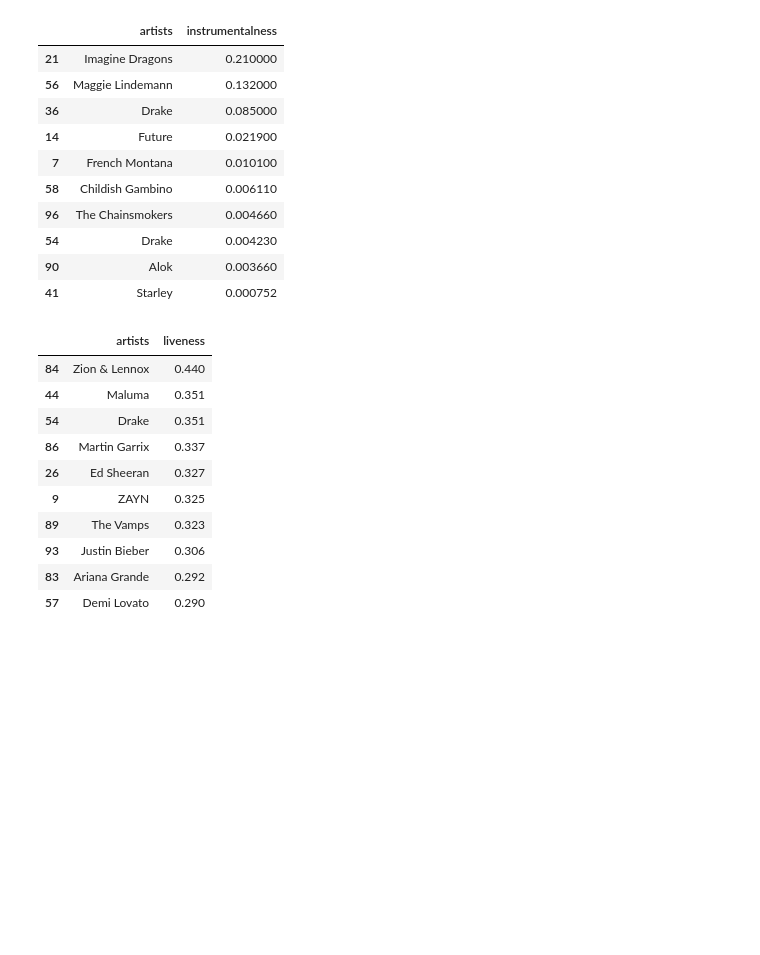
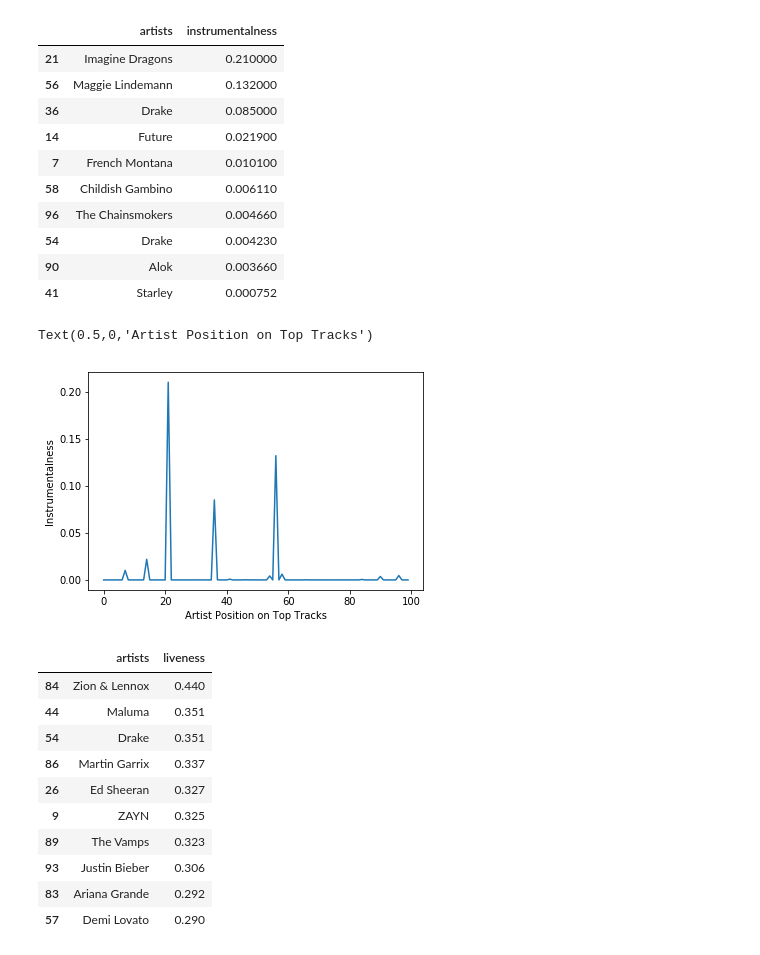
Before and after one commit to Alyssa-Cooper/spotify-analysis, a Jupyter notebook: spotify-genre-id.ipynb, the cells around one changed output. Cells and saved outputs as stored; diff of their text form; code cells hidden in the pictures; blank space fills up the shorter version.

```diff
--- a/spotify-genre-id.ipynb
+++ b/spotify-genre-id.ipynb
@@ -160,6 +167,13 @@ ins
 | 54 | Drake | 0.004230 |
 | 90 | Alok | 0.003660 |
 | 41 | Starley | 0.000752 |
+# %%
+df['instrumentalness'].plot()
+plt.ylabel('Instrumentalness')
+plt.xlabel('Artist Position on Top Tracks')
+# %% [output]
+Text(0.5,0,'Artist Position on Top Tracks')
+[figure, added]
 # %%
 live = df.groupby('artists').count().sort_values(by='id', ascending=False).head(2)
 live = pd.DataFrame(df, columns=['artists', 'liveness']).sort_values(by='liveness', ascending=False).head(10)
```
Also changed, not shown: parts of 4 cells of this notebook, 2 other files.
